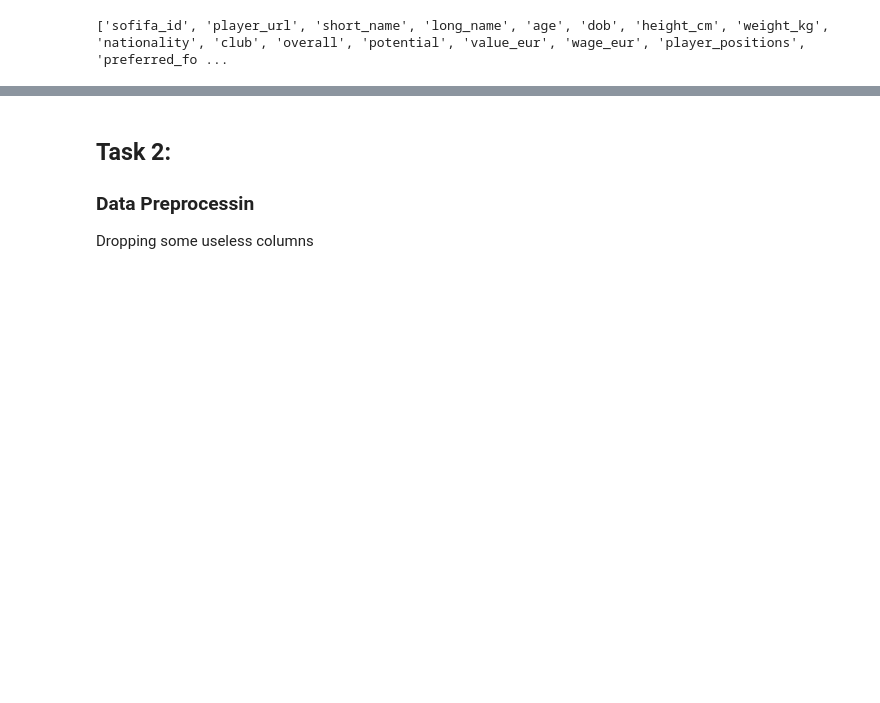
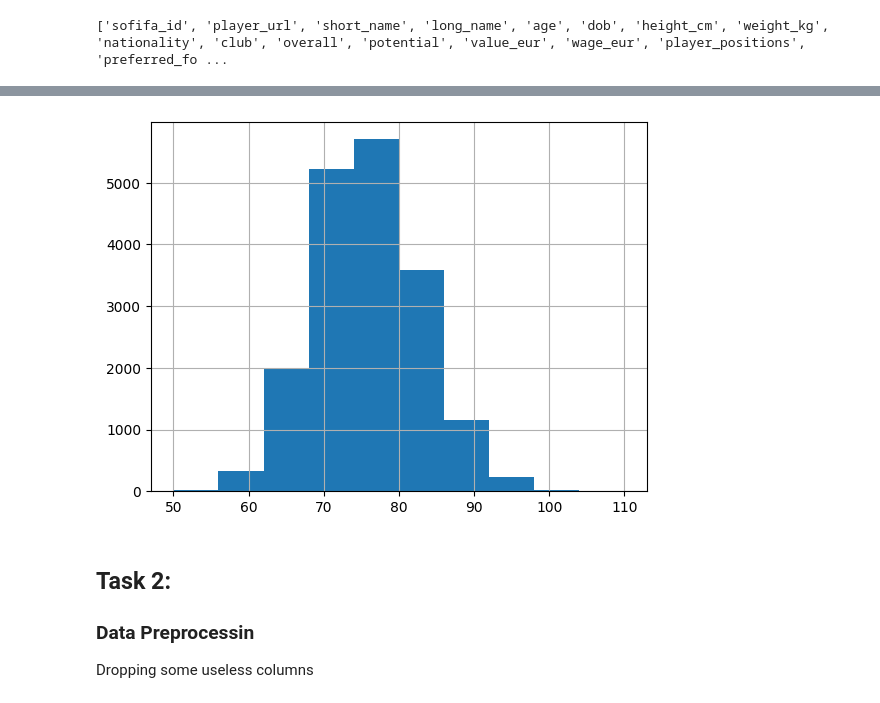
Before and after one commit to Finardiprof/Python, a Jupyter notebook: Fifa_data.ipynb, the cells around one changed output, grey strips where cells are left out. Cells and saved outputs as stored; diff of their text form; code cells hidden in the pictures; blank space fills up the shorter version.

```diff
--- a/Fifa_data.ipynb
+++ b/Fifa_data.ipynb
@@ -44,3 +79,7 @@ print(colonne)
+# %%
+peso = df_20.weight_kg.hist()
+# %% [output]
+[figure, added]
 # %% [markdown]
 ## Task 2:
 ### Data Preprocessin
```
Also changed, not shown: parts of 6 cells of this notebook.
